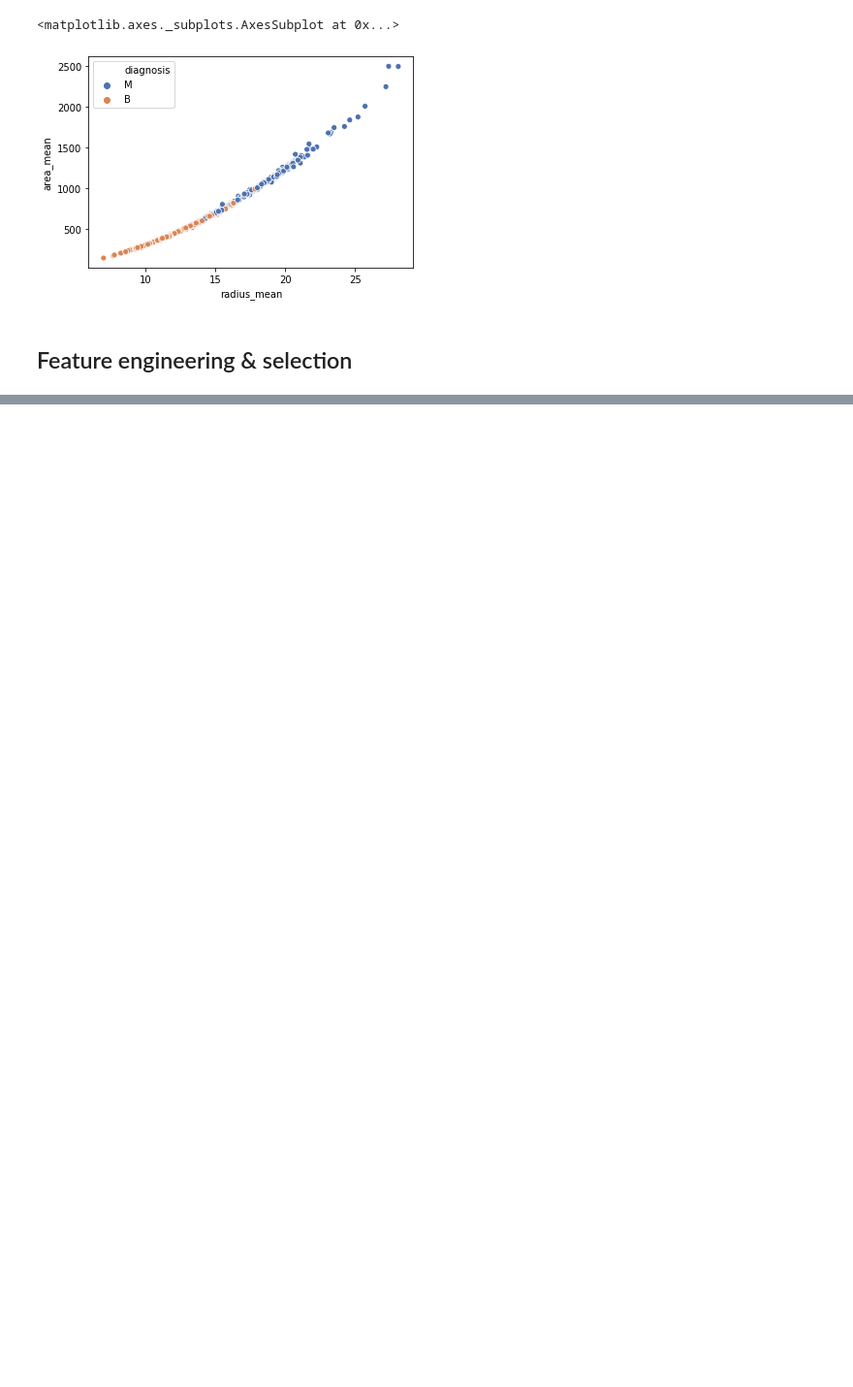
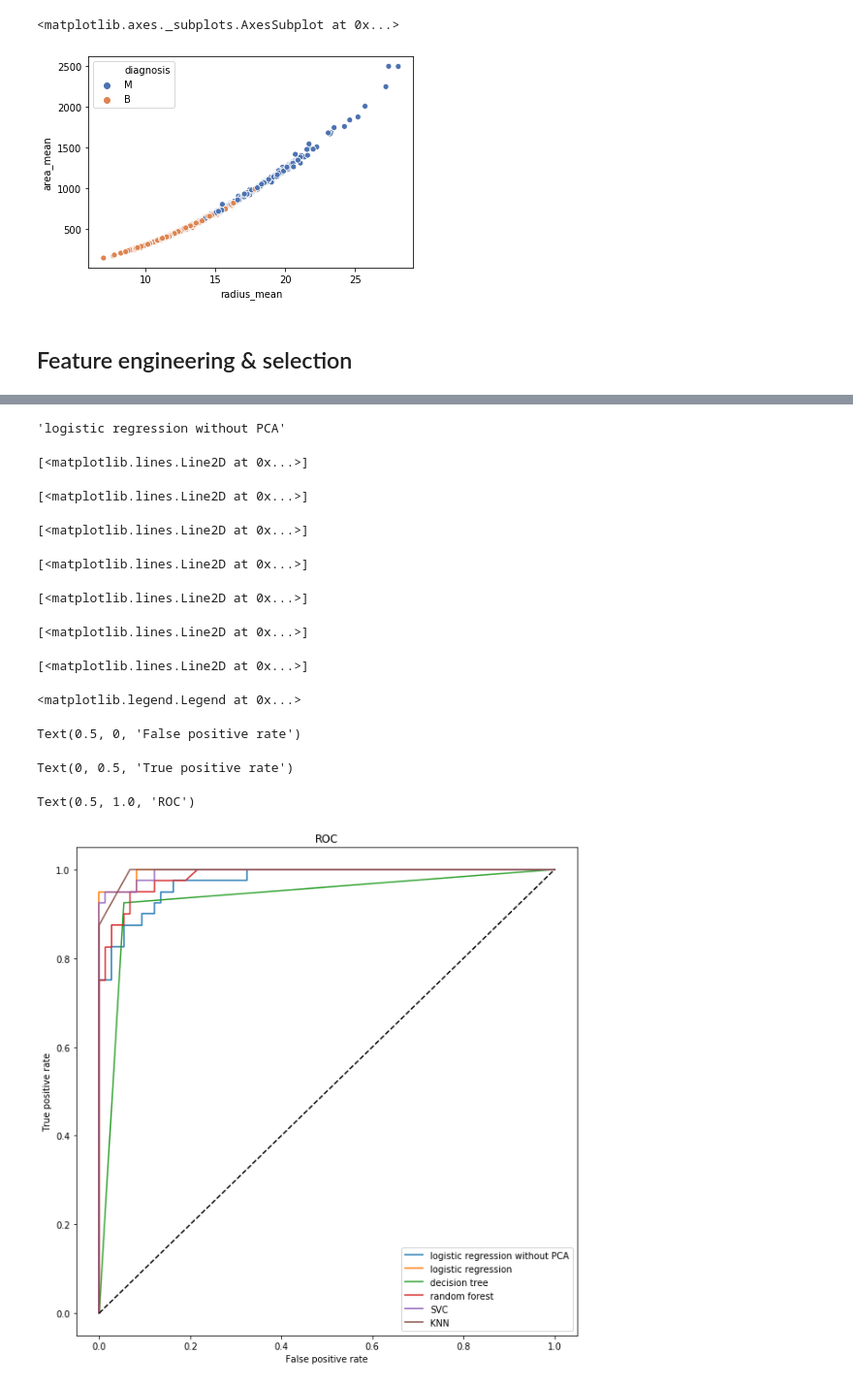
Before and after one commit to yoonichung/BreastCancerPrediction, a Jupyter notebook: BreastCancerPrediction_YC.ipynb, the cells around one changed output, grey strips where cells are left out. Shown at 97% size. Drawn from its saved outputs; the diff is of its cells as text; code cells hidden in the pictures; blank space fills up the shorter version.

```diff
--- a/BreastCancerPrediction_YC.ipynb
+++ b/BreastCancerPrediction_YC.ipynb
@@ -174,0 +275,15 @@ y = df['diagnosis']
+# %%
+from sklearn.tree import DecisionTreeClassifier
+from sklearn.ensemble import RandomForestClassifier
+
+# 2.1) decision tree
+dt_PCA = DecisionTreeClassifier(random_state=0)
+dt_PCA.fit(X_train_PCA, y_train)
+pred_dt_PCA = dt_PCA.predict(X_test_PCA)
+proba_dt_PCA = dt_PCA.predict_proba(X_test_PCA)
+
+# 2.2) random forest
+rf_PCA = RandomForestClassifier(random_state = 0)
+rf_PCA.fit(X_train_PCA, y_train)
+pred_rf_PCA = rf_PCA.predict(X_test_PCA)
+proba_rf_PCA = rf_PCA.predict_proba(X_test_PCA)
@@ -174,0 +356,6 @@ y = df['diagnosis']
+# %%
+from sklearn.svm import SVC
+svc_PCA = SVC(probability=True, random_state=0)
+svc_PCA.fit(X_train_PCA, y_train)
+pred_svc_PCA = svc_PCA.predict(X_test_PCA)
+proba_svc_PCA = svc_PCA.predict_proba(X_test_PCA)
@@ -174,0 +370,7 @@ y = df['diagnosis']
+# %%
+from sklearn.neighbors import KNeighborsClassifier
+
+knn_PCA = KNeighborsClassifier() # using the default value of k = 5 for now
+knn_PCA.fit(X_train_PCA, y_train)
+pred_knn_PCA = knn_PCA.predict(X_test_PCA)
+proba_knn_PCA = knn_PCA.predict_proba(X_test_PCA)
@@ -174,0 +387,31 @@ y = df['diagnosis']
+# %%
+predicted_prob = proba_logit, proba_logit_PCA, proba_dt_PCA, proba_rf_PCA, proba_svc_PCA, proba_knn_PCA
+
+model_name = ["logistic regression without PCA", "logistic regression", "decision tree", "random forest", "SVC", "KNN"]
+# %% [output]
+'logistic regression without PCA'
+# %%
+# plot ROC
+fig = plt.figure(figsize=(10,10))
+for i in range(6):
+    fpr, tpr, thresholds = roc_curve(y_test,predicted_prob[i][:,1])
+    plt.plot(fpr, tpr, label=model_name[i])
+
+plt.plot([0, 1], [0, 1], 'k--')
+plt.legend(loc='best')
+plt.xlabel('False positive rate')
+plt.ylabel('True positive rate')
+plt.title('ROC')
+# %% [output]
+[<matplotlib.lines.Line2D at 0x...>]
+[<matplotlib.lines.Line2D at 0x...>]
+[<matplotlib.lines.Line2D at 0x...>]
+[<matplotlib.lines.Line2D at 0x...>]
+[<matplotlib.lines.Line2D at 0x...>]
+[<matplotlib.lines.Line2D at 0x...>]
+[<matplotlib.lines.Line2D at 0x...>]
+<matplotlib.legend.Legend at 0x...>
+Text(0.5, 0, 'False positive rate')
+Text(0, 0.5, 'True positive rate')
+Text(0.5, 1.0, 'ROC')
+[figure, added]
```
Also changed, not shown: parts of 23 cells of this notebook.
